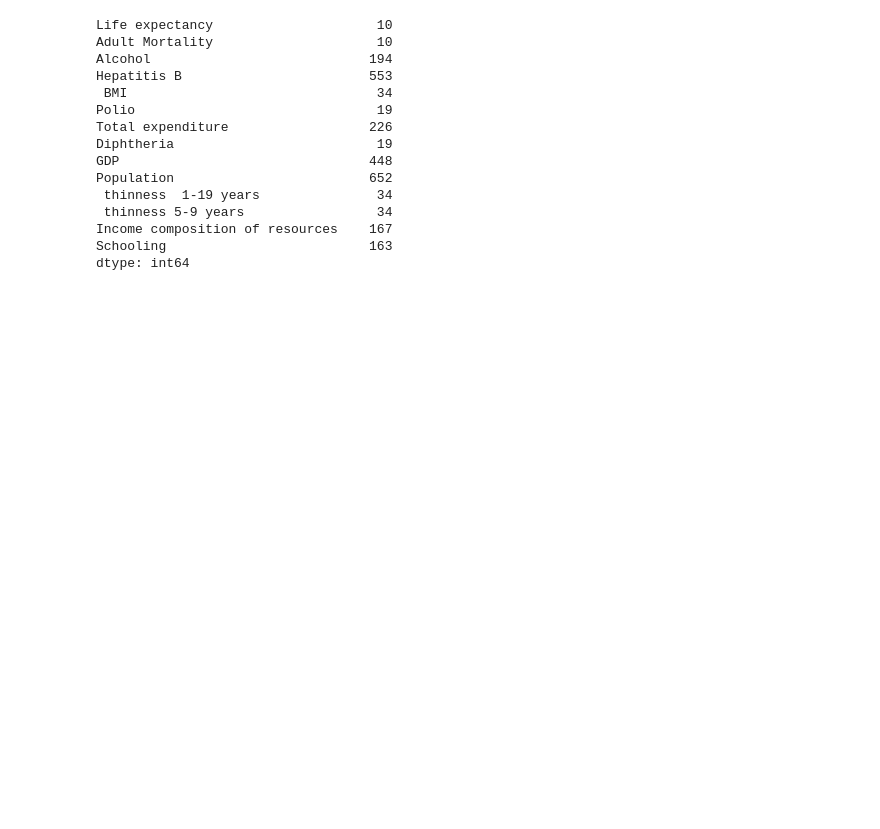
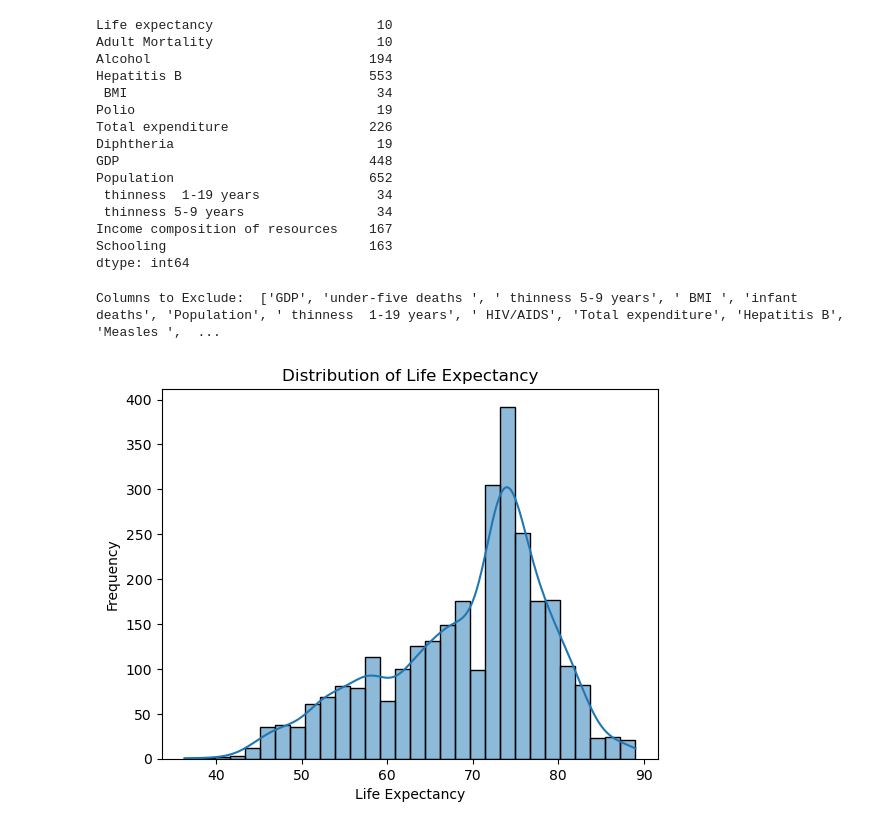
Before and after one commit to Sayantika96/WHO_Life_Expectancy, a Jupyter notebook: exercise.ipynb, the cells around one changed output. Drawn from its saved outputs; the diff is of its cells as text; code cells hidden in the pictures; blank space fills up the shorter version.

```diff
--- a/exercise.ipynb
+++ b/exercise.ipynb
@@ -53,3 +53,18 @@ Population                         652
 Income composition of resources    167
 Schooling                          163
 dtype: int64
+# %%
+input_cols = ["Life expectancy", "Schooling", "Income composition of resources", "Status", "Adult Mortality"]
+exclude_cols = list(set(data.columns) - set(input_cols))
+
+print("\nColumns to Exclude: ", exclude_cols)
+# %% [output]
+Columns to Exclude:  ['GDP', 'under-five deaths ', ' thinness 5-9 years', ' BMI ', 'infant deaths', 'Population', ' thinness  1-19 years', ' HIV/AIDS', 'Total expenditure', 'Hepatitis B', 'Measles ',  ...
+# %%
+sns.histplot(data['Life expectancy '].dropna(), kde=True)
+plt.title("Distribution of Life Expectancy")
+plt.xlabel("Life Expectancy")
+plt.ylabel("Frequency")
+plt.show()
+# %% [output]
+[figure, added]
```
Also changed, not shown: parts of 15 cells of this notebook.
